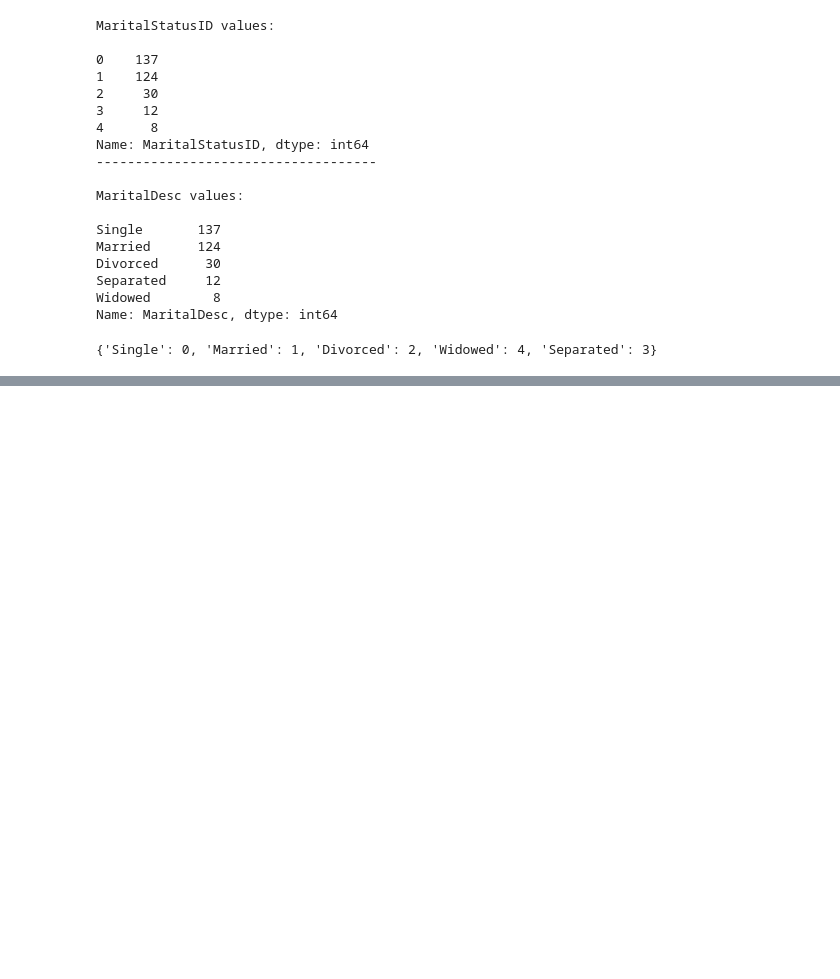
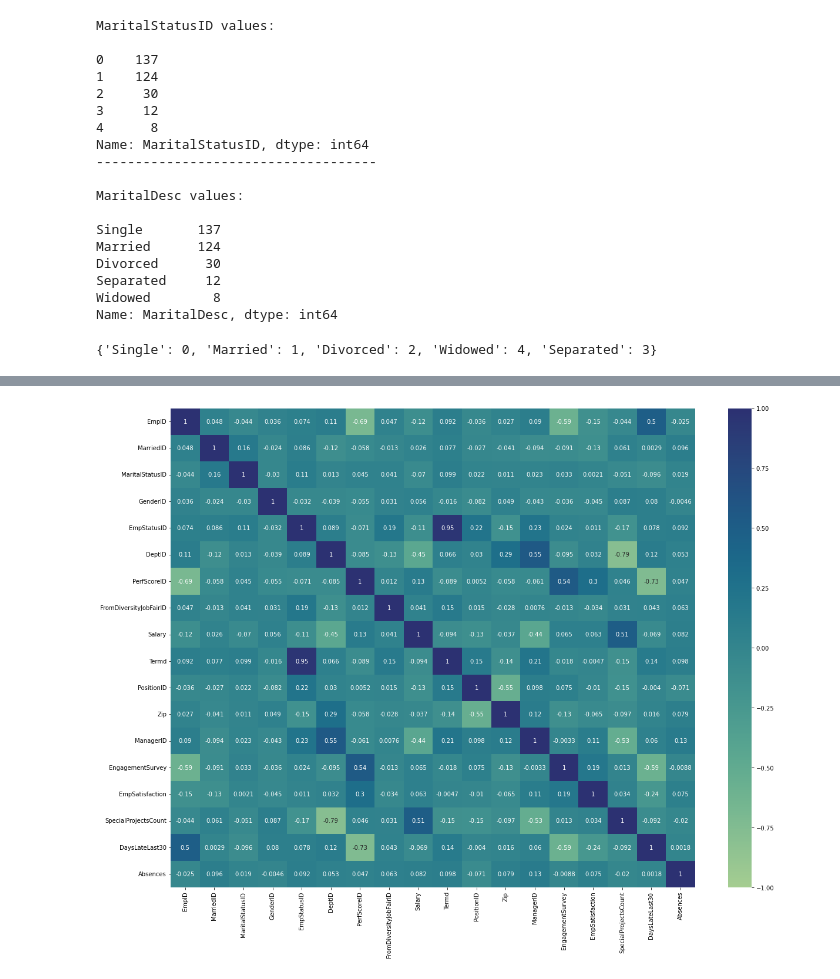
Before and after one commit to AnaSeoane/HR-Project, a Jupyter notebook: Exploring HR_Dataset.ipynb, the cells around one changed output, grey strips where cells are left out. Saved outputs shown, nothing was run; the diff lists cells and outputs as text; code cells hidden in the pictures; blank space fills up the shorter version.

```diff
--- a/Exploring HR_Dataset.ipynb
+++ b/Exploring HR_Dataset.ipynb
@@ -15,0 +64,2 @@ hr_dataset.head()
+# %%
+hr_dataset['DOB'] = pd.to_datetime(hr_dataset['DOB'], format='%m/%d/%y')
@@ -217,0 +248,7 @@ ___
+# %%
+# Let's check main relations in numeric categories:
+plt.figure(figsize = (20,15))
+sns.heatmap(hr_dataset.corr(), cmap = "crest", annot = True,
+            vmin = -1, vmax = 1);
+# %% [output]
+[figure, added]
```
Also changed, not shown: parts of 35 cells of this notebook, 1 other file.
